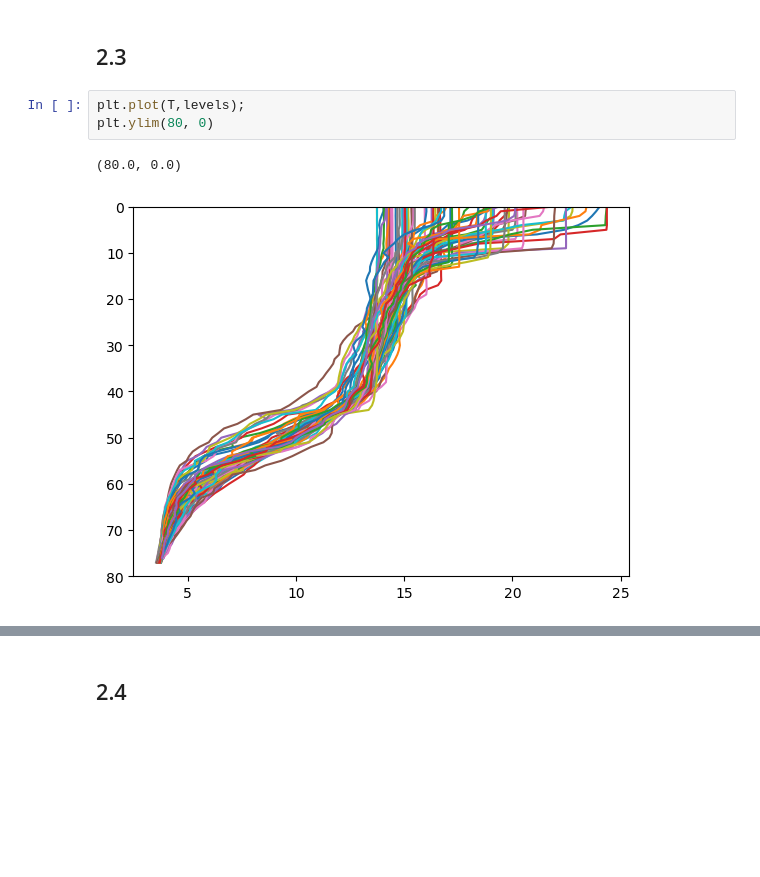
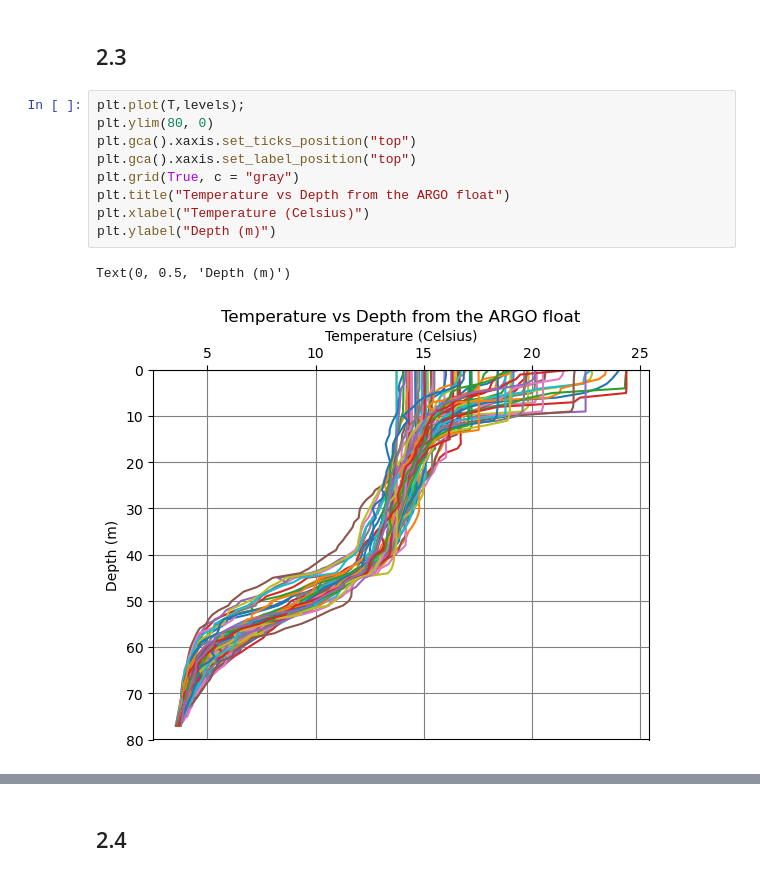
Before and after one commit to asm2296/Assignments, a Jupyter notebook: Assignment 3.ipynb, the cells around one changed output, grey strips where cells are left out. Saved outputs shown, nothing was run; the diff lists cells and outputs as text; blank space fills up the shorter version.

Commit message:
update graph formatting

```diff
--- a/Assignment 3.ipynb
+++ b/Assignment 3.ipynb
@@ -128,9 +128,15 @@ The data covers 78 levels of depth recorded over 75 days. The ARGO Floats measur
 # %%
 plt.plot(T,levels);
 plt.ylim(80, 0)
+plt.gca().xaxis.set_ticks_position("top")
+plt.gca().xaxis.set_label_position("top")
+plt.grid(True, c = "gray")
+plt.title("Temperature vs Depth from the ARGO float")
+plt.xlabel("Temperature (Celsius)")
+plt.ylabel("Depth (m)")
 # %% [output]
-(80.0, 0.0)
+Text(0, 0.5, 'Depth (m)')
-[figure, old version]
+[figure, new version]
 # %%
 plt.plot(S,levels);
 plt.ylim(80, 0)
```
Also changed, not shown: parts of 19 cells of this notebook.
